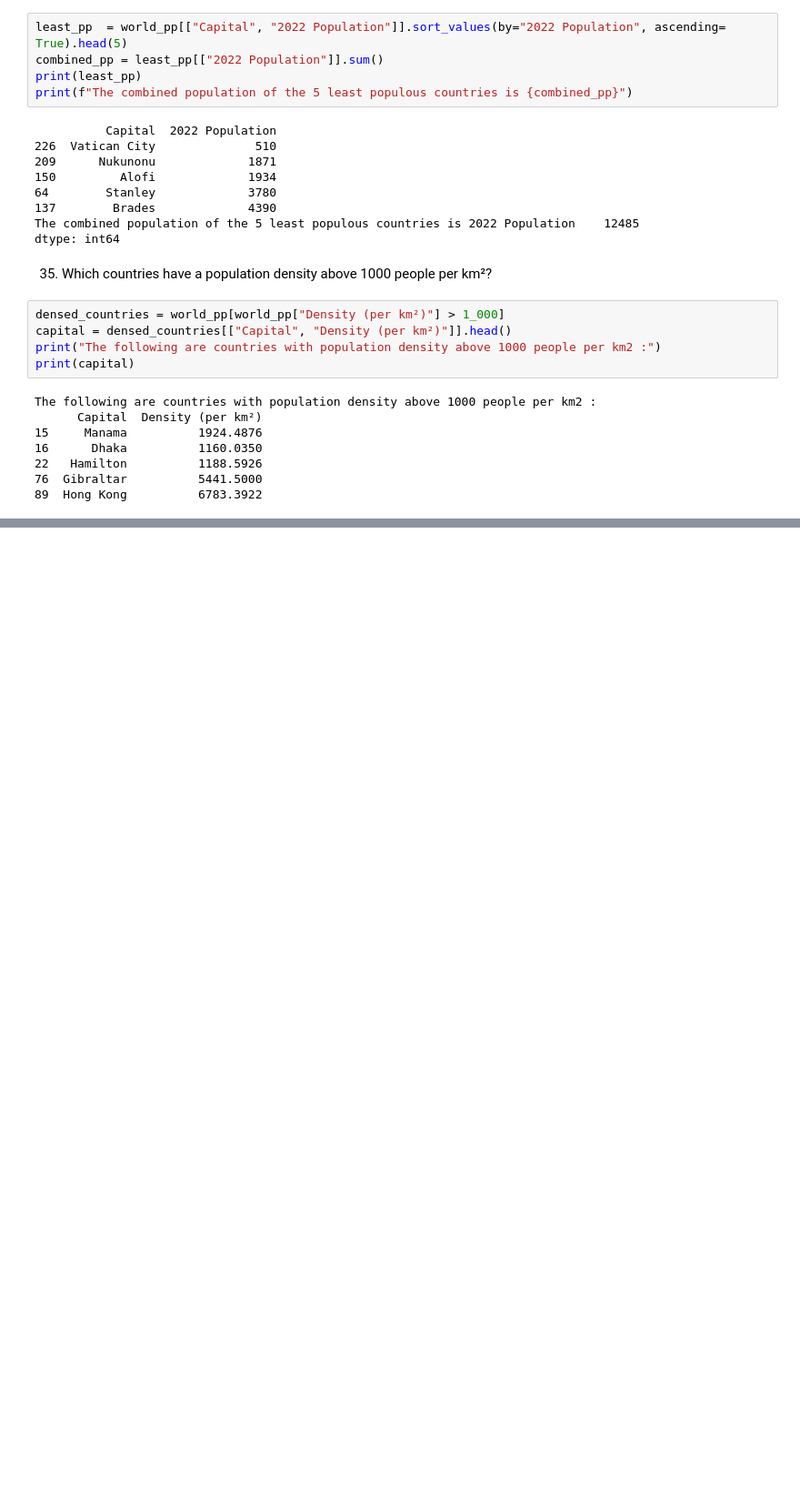
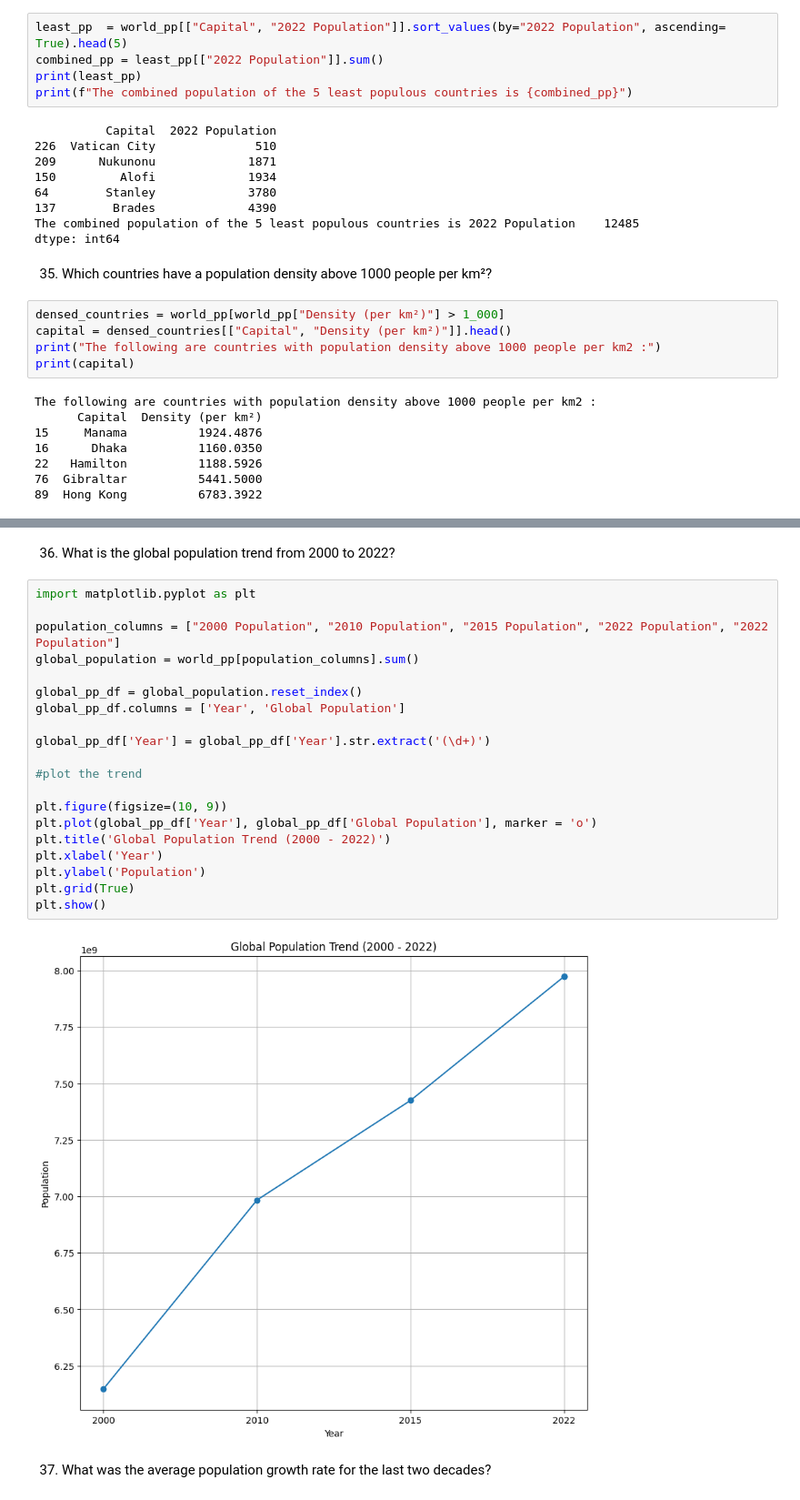
Before and after one commit to HABUDANHAYABK/world-population-dynamics, a Jupyter notebook: notebooks/02_question_analysis.ipynb, the cells around one changed output, grey strips where cells are left out. Shown at 91% size. Drawn from its saved outputs; the diff is of its cells as text; blank space fills up the shorter version.

```diff
--- a/notebooks/02_question_analysis.ipynb
+++ b/notebooks/02_question_analysis.ipynb
@@ -598,0 +610,26 @@ The following are countries with population density above 1000 people per km2 :
+# %% [markdown]
+36. What is the global population trend from 2000 to 2022?
+# %%
+import matplotlib.pyplot as plt
+
+population_columns = ["2000 Population", "2010 Population", "2015 Population", "2022 Population", "2022 Population"]
+global_population = world_pp[population_columns].sum()
+
+global_pp_df = global_population.reset_index()
+global_pp_df.columns = ['Year', 'Global Population']
+
+global_pp_df['Year'] = global_pp_df['Year'].str.extract('(\d+)')
+
+#plot the trend
+
+plt.figure(figsize=(10, 9))
+plt.plot(global_pp_df['Year'], global_pp_df['Global Population'], marker = 'o')
+plt.title('Global Population Trend (2000 - 2022)')
+plt.xlabel('Year')
+plt.ylabel('Population')
+plt.grid(True)
+plt.show()
+# %% [output]
+[figure, added]
+# %% [markdown]
+37. What was the average population growth rate for the last two decades?
```
Also changed, not shown: parts of 5 cells of this notebook.
